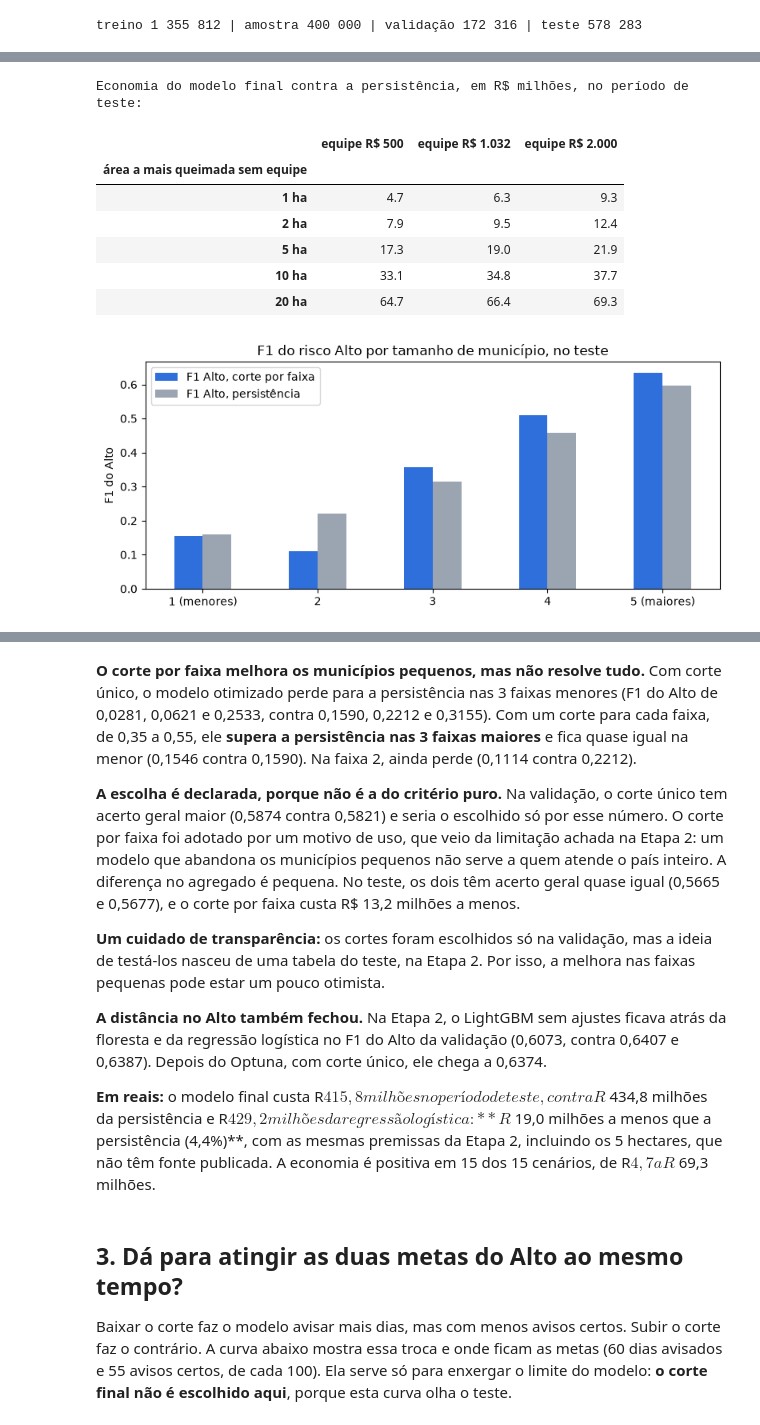
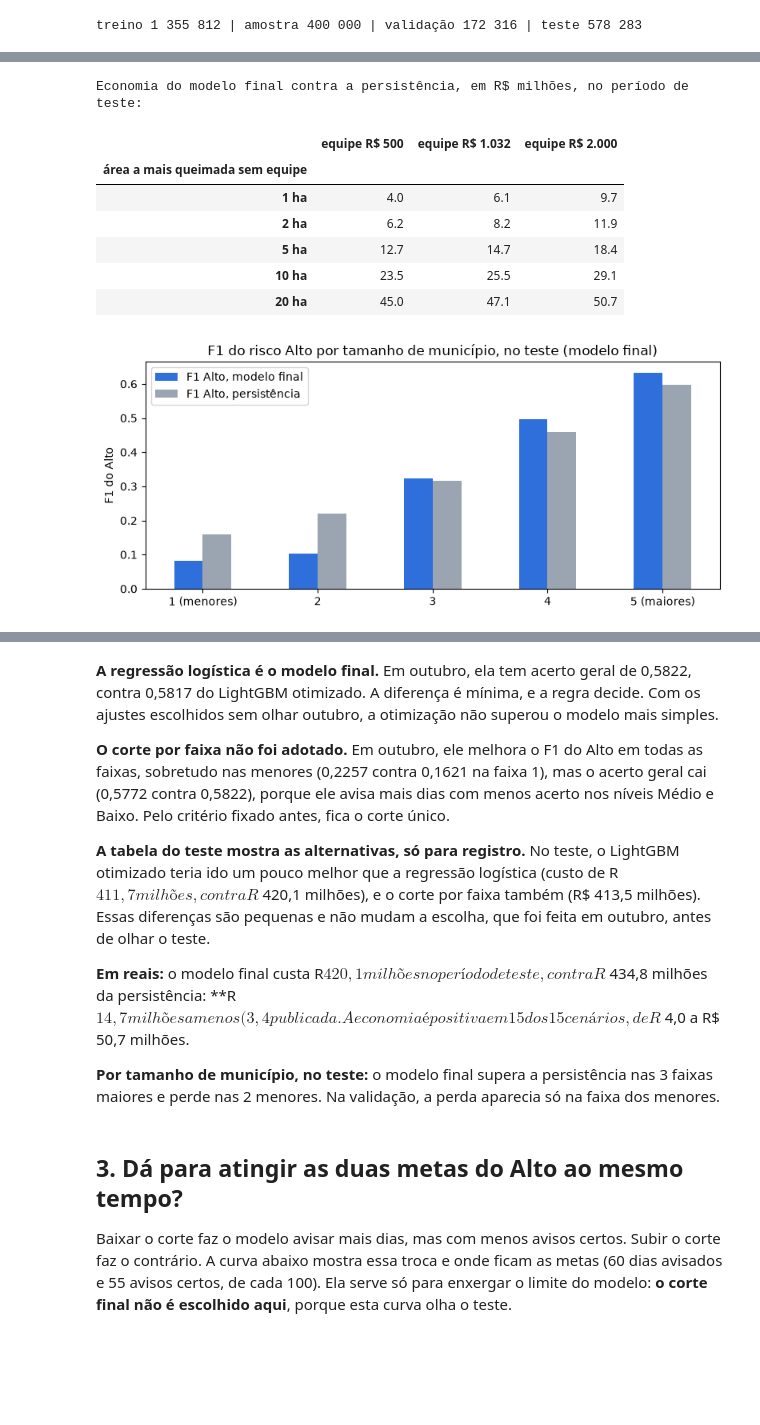
Before and after one commit to heliogil/risco-incendio-municipio, a Jupyter notebook: 03_otimizacao_ia_responsavel.ipynb, the cells around one changed output, grey strips where cells are left out. Saved outputs shown, nothing was run; the diff lists cells and outputs as text; code cells hidden in the pictures; blank space fills up the shorter version.

```diff
--- a/03_otimizacao_ia_responsavel.ipynb
+++ b/03_otimizacao_ia_responsavel.ipynb
@@ -213,5 +280,5 @@ comparacao
 # %%
-sensibilidade = pm.sensibilidade_economia(y_te_np, prev_faixa_te, persistencia_te)
+sensibilidade = pm.sensibilidade_economia(y_te_np, prev_final_te, persistencia_te)
 sensibilidade.to_csv(RESULTADOS / 'sensibilidade_economia.csv')
 print('Economia do modelo final contra a persistência, em R$ milhões, no período de teste:')
 sensibilidade
@@ -219,32 +286,28 @@ sensibilidade
 Economia do modelo final contra a persistência, em R$ milhões, no período de teste:
 |  | equipe R$ 500 | equipe R$ 1.032 | equipe R$ 2.000 |
 | área a mais queimada sem equipe |  |  |  |
-| 1 ha | 4.7 | 6.3 | 9.3 |
-| 2 ha | 7.9 | 9.5 | 12.4 |
-| 5 ha | 17.3 | 19.0 | 21.9 |
-| 10 ha | 33.1 | 34.8 | 37.7 |
-| 20 ha | 64.7 | 66.4 | 69.3 |
+| 1 ha | 4.0 | 6.1 | 9.7 |
+| 2 ha | 6.2 | 8.2 | 11.9 |
+| 5 ha | 12.7 | 14.7 | 18.4 |
+| 10 ha | 23.5 | 25.5 | 29.1 |
+| 20 ha | 45.0 | 47.1 | 50.7 |
 # %%
 por_tamanho = []
 for faixa in range(5):
     dentro = faixa_te == faixa
-    modelo_f = pm.metricas(y_te_np[dentro], prev_faixa_te[dentro])
-    unico_f = pm.metricas(y_te_np[dentro], prev_unico_te[dentro])
-    regua_f = pm.metricas(y_te_np[dentro], persistencia_te[dentro])
-    por_tamanho.append({'faixa de área': NOMES_FAIXA[faixa], 'corte do Alto': cortes_faixa[faixa],
-                        '% dias Alto': round((y_te_np[dentro] == 'Alto').mean() * 100, 2),
-                        'F1 Alto, corte por faixa': modelo_f['f1_alto'], 'F1 Alto, corte único': unico_f['f1_alto'],
-                        'F1 Alto, persistência': regua_f['f1_alto']})
+    por_tamanho.append({'faixa de área': NOMES_FAIXA[faixa], '% dias Alto': round((y_te_np[dentro] == 'Alto').mean() * 100, 2),
+                        'F1 Alto, modelo final': pm.metricas(y_te_np[dentro], prev_final_te[dentro])['f1_alto'],
+                        'F1 Alto, persistência': pm.metricas(y_te_np[dentro], persistencia_te[dentro])['f1_alto']})
 por_tamanho = pd.DataFrame(por_tamanho).set_index('faixa de área').round(4)
 por_tamanho.to_csv(RESULTADOS / 'por_tamanho_de_municipio.csv')
 
 fig, eixo = plt.subplots(figsize=(8, 3.6))
-por_tamanho[['F1 Alto, corte por faixa', 'F1 Alto, persistência']].plot(kind='bar', rot=0, color=[AZUL, CINZA], ax=eixo)
-eixo.set_title('F1 do risco Alto por tamanho de município, no teste')
+por_tamanho[['F1 Alto, modelo final', 'F1 Alto, persistência']].plot(kind='bar', rot=0, color=[AZUL, CINZA], ax=eixo)
+eixo.set_title('F1 do risco Alto por tamanho de município, no teste (modelo final)')
 eixo.set_ylabel('F1 do Alto')
 eixo.set_xlabel('')
 plt.tight_layout()
 plt.show()
 por_tamanho
 # %% [output]
-[figure, old version]
+[figure, new version]
@@ -258,25 +321,22 @@ por_tamanho
 # %% [markdown]
-**O corte por faixa melhora os municípios pequenos, mas não resolve tudo.** Com corte único, o modelo otimizado perde para a
-persistência nas 3 faixas menores (F1 do Alto de 0,0281, 0,0621 e 0,2533, contra 0,1590, 0,2212 e 0,3155). Com um corte para
-cada faixa, de 0,35 a 0,55, ele **supera a persistência nas 3 faixas maiores** e fica quase igual na menor (0,1546 contra
-0,1590). Na faixa 2, ainda perde (0,1114 contra 0,2212).
+**A regressão logística é o modelo final.** Em outubro, ela tem acerto geral de 0,5822, contra 0,5817 do LightGBM
+otimizado. A diferença é mínima, e a regra decide. Com os ajustes escolhidos sem olhar outubro, a otimização não superou o
+modelo mais simples.
 
-**A escolha é declarada, porque não é a do critério puro.** Na validação, o corte único tem acerto geral maior
-(0,5874 contra 0,5821) e seria o escolhido só por esse número. O corte por faixa foi adotado por um motivo de uso,
-que veio da limitação achada na Etapa 2: um modelo que abandona os municípios pequenos não serve a quem atende o país
-inteiro. A diferença no agregado é pequena. No teste, os dois têm acerto geral quase igual (0,5665 e 0,5677), e o
-corte por faixa custa R$ 13,2 milhões a menos.
+**O corte por faixa não foi adotado.** Em outubro, ele melhora o F1 do Alto em todas as faixas, sobretudo nas menores
+(0,2257 contra 0,1621 na faixa 1), mas o acerto geral cai (0,5772 contra 0,5822), porque ele avisa mais dias com menos
+acerto nos níveis Médio e Baixo. Pelo critério fixado antes, fica o corte único.
 
-**Um cuidado de transparência:** os cortes foram escolhidos só na validação, mas a ideia de testá-los nasceu de uma
-tabela do teste, na Etapa 2. Por isso, a melhora nas faixas pequenas pode estar um pouco otimista.
+**A tabela do teste mostra as alternativas, só para registro.** No teste, o LightGBM otimizado teria ido um pouco melhor
+que a regressão logística (custo de R$ 411,7 milhões, contra R$ 420,1 milhões), e o corte por faixa também (R$ 413,5
+milhões). Essas diferenças são pequenas e não mudam a escolha, que foi feita em outubro, antes de olhar o teste.
 
-**A distância no Alto também fechou.** Na Etapa 2, o LightGBM sem ajustes ficava atrás da floresta e da regressão logística no
-F1 do Alto da validação (0,6073, contra 0,6407 e 0,6387). Depois do Optuna, com corte único, ele chega a 0,6374.
+**Em reais:** o modelo final custa R$ 420,1 milhões no período de teste, contra R$ 434,8 milhões da persistência:
+**R$ 14,7 milhões a menos (3,4%)**, com as mesmas premissas da Etapa 2, incluindo os 5 hectares, que não têm fonte
+publicada. A economia é positiva em 15 dos 15 cenários, de R$ 4,0 a R$ 50,7 milhões.
 
-**Em reais:** o modelo final custa R$ 415,8 milhões no período de teste, contra R$ 434,8 milhões da persistência e R$ 429,2
-milhões da regressão logística: **R$ 19,0 milhões a menos que a persistência (4,4%)**, com as mesmas premissas da Etapa 2,
-incluindo os 5 hectares, que não têm fonte publicada. A economia é positiva em 15 dos 15 cenários, de R$ 4,7 a
-R$ 69,3 milhões.
+**Por tamanho de município, no teste:** o modelo final supera a persistência nas 3 faixas maiores e perde nas 2 menores. Na
+validação, a perda aparecia só na faixa dos menores.
 # %% [markdown]
 ## 3. Dá para atingir as duas metas do Alto ao mesmo tempo?
 
```
Also changed, not shown: parts of 25 cells of this notebook, 38 other files.
